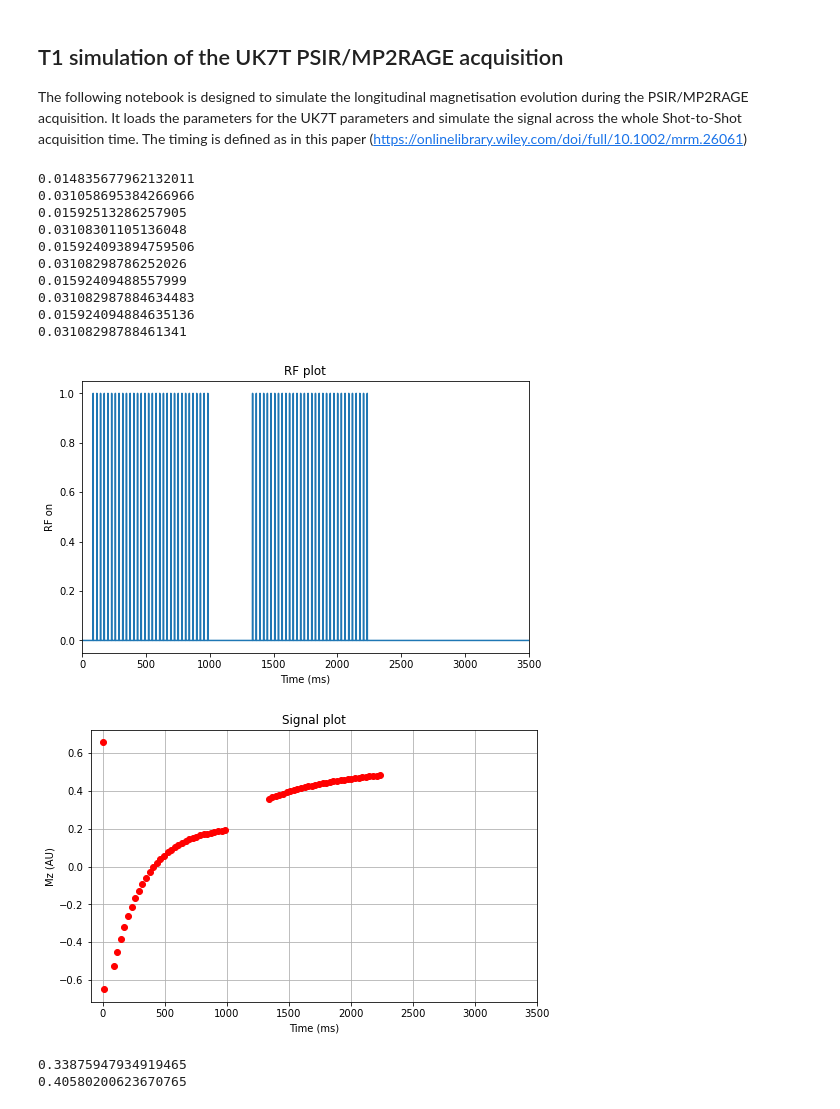
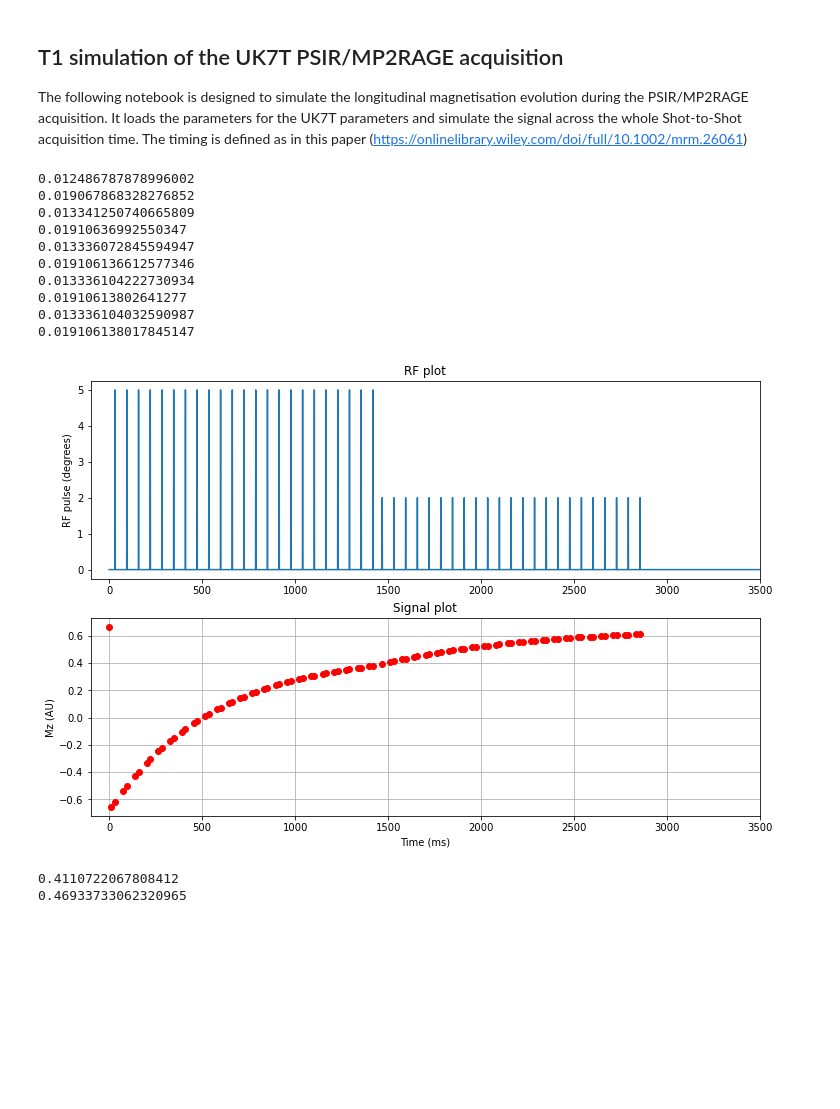
Before and after one commit to oliviermougin/PSIR, a Jupyter notebook: PSIR_sequence_project.ipynb, the cells around one changed output. Cells and saved outputs as stored; diff of their text form; code cells hidden in the pictures; blank space fills up the shorter version.

```diff
--- a/PSIR_sequence_project.ipynb
+++ b/PSIR_sequence_project.ipynb
@@ -19,15 +19,16 @@ B1tmp = 100 #%
 # %%
 # Scanning parameters from the UK7T protocol:
 SSi=3500 # TR between inversions
-TR=5.8 # Echo spacing during the shot
-TFE=160 # Number of shot per inversion (need to be even)
-FAt1=3 # First flip angle
-FAt2=4 # Second flip angle
-TI1min=np.ceil(TR*TFE/2+10) # Minimum TI for the first shot: need to compute
-TI1_=550;# First Inversion Time
-TIbis2=236; # Minimum TI for the second shot
+TR=6.3 # Echo spacing during the shot
+TFE=224 # Number of shot per inversion
+FAt1=5 # First flip angle
+FAt2=2 # Second flip angle
+TI1min=590 # Minimum TI for the first shot: need to compute
+TI1_=725;# First Inversion Time
+TIbis2=5; # Minimum TI for the second shot
 TIbis=TI1_ + np.ceil(TFE/2*TR)+TIbis2; # timing for the middle of the sequence
 TFE_bis=TFE/2
+
 
 # Time sampling in 10th of ms
 SSi10=SSi*10
@@ -48,22 +49,22 @@ if TI0_10<0:
     os.error('Error, wrong timing: please readjust sequence timing!')
 
 # Create RF timing vector:
-RF=np.zeros_like(T,dtype=bool)
+RF=np.zeros_like(T)#,dtype=bool)
 for i in range(TI0_10,TI2_10,1):
     if not np.mod(i-TI0_10,TR10):
-        RF[i]=True
+        RF[i]=FAt1#True
 for i in range(TI3_10,TI5_10,1):
     if not np.mod(i-TI3_10,TR10):
-        RF[i]=True
+        RF[i]=FAt2#True
 
 
-plt.rcParams['figure.figsize'] = [8, 5]
-fig1, (ax1) = plt.subplots()
-ax1.plot(T0[0:SSi10:10],RF[0:SSi10:10])
-ax1.set_title('RF plot')
-ax1.set_xlabel('Time (ms)')
-ax1.set_xlim(0,SSi)
-ax1.set_ylabel('RF on')
+plt.rcParams['figure.figsize'] = [12, 8]
+fig1, (ax1) = plt.subplots(2,1)
+ax1[0].plot(T0[0:SSi10:10],RF[0:SSi10:10])
+ax1[0].set_title('RF plot')
+#ax1[0].set_xlabel('Time (ms)')
+ax1[0].set_xlim(-100,SSi)
+ax1[0].set_ylabel('RF pulse (degrees)')
 
 Mwm=0.71 # Proton density between WM and GM: no effect on the LUT
 Mgm=0.8
@@ -125,55 +126,53 @@ for shot in range(5):
         else:
             M[0,i+TR9-1]=Mwm+(M[0,i-1]-Mwm)*expTRT1
             i+=TR9
 
     # Signal in image 2
     INV2=sinFA2*M[0,TI4_10-1]
     print(INV2)
 
     i=TI4_10
     while i <= TI5_10:
         if RF[i]:
             M[0,i]=Mwm+(cosFA2*M[0,i-1]-Mwm)*expmT1 # Every RF pulses
             i+=1
         else:
             M[0,i+TR9-1]=Mwm+(M[0,i-1]-Mwm)*expTRT1
             i+=TR9
 
     # relaxation after the second acquisition
     M[0,SSi10-1]=Mwm+(M[0,TI5_10-1]-Mwm)*np.exp(-(float(SSi10-1-TI5_10)/10.)/T1tmp)
 
     # Reassignment of magnetisation for the start of the next shot
     M[0,0]=M[0,SSi10-1]
 
 
-fig2, ax2 = plt.subplots()
-ax2.plot(T0[0:SSi10:10],M[0,0:SSi10:10],'ro')
-ax2.set_title('Signal plot')
-ax2.set_xlabel('Time (ms)')
-ax2.set_ylabel('Mz (AU)')
-ax2.set_xlim(-100,SSi)
-ax2.grid(True)
+ax1[1].plot(T0[0:SSi10:10],M[0,0:SSi10:10],'ro')
+ax1[1].set_title('Signal plot')
+ax1[1].set_xlabel('Time (ms)')
+ax1[1].set_ylabel('Mz (AU)')
+ax1[1].set_xlim(-100,SSi)
+ax1[1].grid(True)
 
 
 # Calculating PSIR & MP2RAGE signals
 PSIR = INV1/(abs(INV1)+abs(INV2))
 MP2RAGE = INV1*INV2/(INV1**2+INV2**2)
 # %% [output]
-0.014835677962132011
-0.031058695384266966
-0.01592513286257905
-0.03108301105136048
-0.015924093894759506
-0.03108298786252026
-0.01592409488557999
-0.031082987884634483
-0.015924094884635136
-0.03108298788461341
+0.012486787878996002
+0.019067868328276852
+0.013341250740665809
+0.01910636992550347
+0.013336072845594947
+0.019106136612577346
+0.013336104222730934
+0.01910613802641277
+0.013336104032590987
+0.019106138017845147
-[figure, old version]
+[figure, new version]
-[figure, removed]
 # %%
 print(PSIR)
 print(MP2RAGE)
 # %% [output]
-0.33875947934919465
-0.40580200623670765
+0.4110722067808412
+0.46933733062320965
```
Also changed, not shown: 9 other files.
